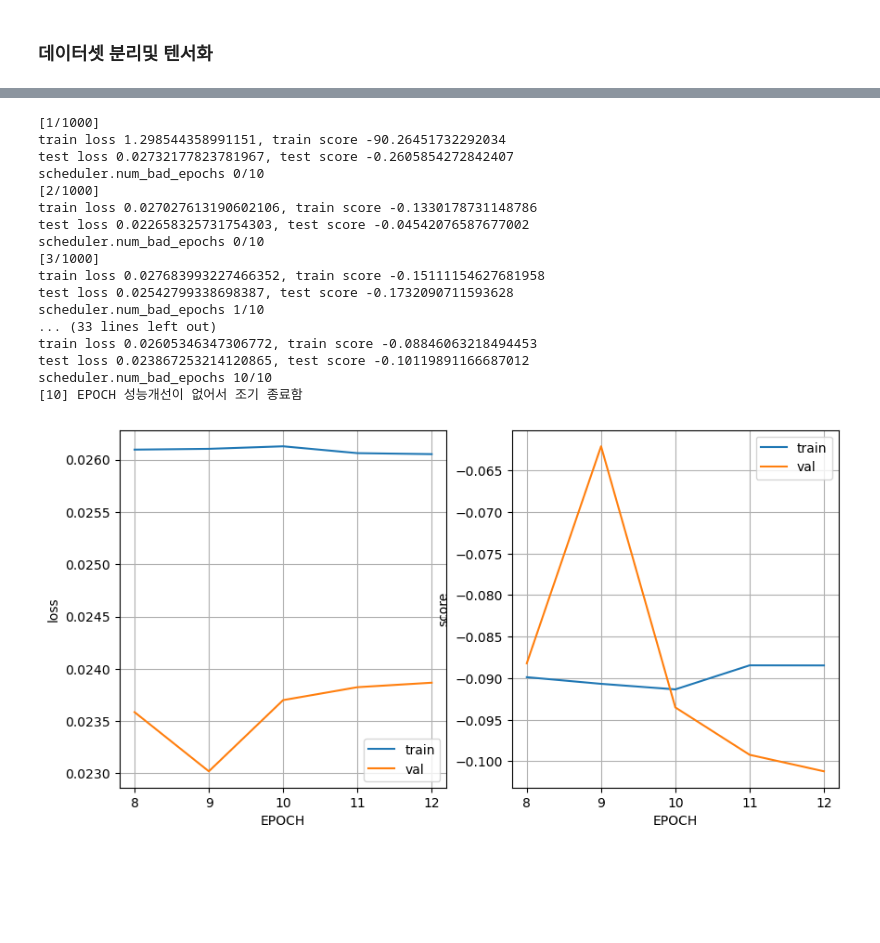
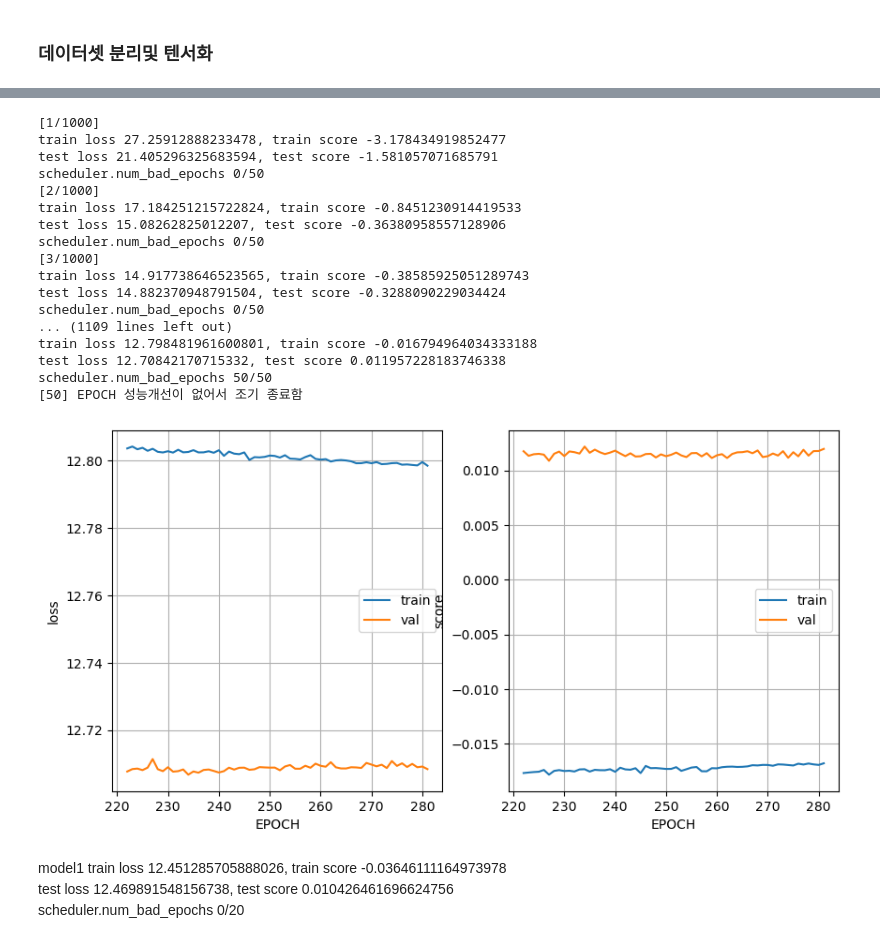
Before and after one commit to angelless00/KDT, a Jupyter notebook: 프로젝트/1024 배달현황/delivery copy.ipynb, the cells around one changed output, grey strips where cells are left out. Drawn from its saved outputs; the diff is of its cells as text; code cells hidden in the pictures; blank space fills up the shorter version.

```diff
--- a/프로젝트/1024 배달현황/delivery copy.ipynb
+++ b/프로젝트/1024 배달현황/delivery copy.ipynb
@@ -105,7 +137,7 @@ deliDF
 # %%
-deliDF['한식']=deliDF['한식']/deliDF['총배달건수']
-deliDF['글로벌']=deliDF['글로벌']/deliDF['총배달건수']
-deliDF['패스트푸드']=deliDF['패스트푸드']/deliDF['총배달건수']
+deliDF['한식']=deliDF['한식']/deliDF['총배달건수']*100
+deliDF['글로벌']=deliDF['글로벌']/deliDF['총배달건수']*100
+deliDF['패스트푸드']=deliDF['패스트푸드']/deliDF['총배달건수']*100
 # %%
 deliDF
 # %% [output]
@@ -146,7 +183,7 @@ testDS=utils.MyDataSet(X_test,y_test)
 # %%
 from torch.utils.data import DataLoader
 
-trainDL=DataLoader(trainDS,batch_size=16)
-testDL=DataLoader(testDS,batch_size=16)
+trainDL=DataLoader(trainDS,batch_size=32)
+testDL=DataLoader(testDS,batch_size=len(testDS))
 # %%
 import torch.optim as optim
@@ -154,36 +191,42 @@ from torchmetrics.regression import R2Score, MeanSquaredError
 import torch.optim.lr_scheduler as lr_scheduler
 # %%
+#model=utils.SentenceClassifier(100,2,1,dropout=0,model_type='rnn')
+model=utils.DynamicsModel(4,1,[4])
+optimizer=optim.Adam(model.parameters(),lr=0.0005)
 
-model=utils.DynamicsModel(4,1,[100,200,100])
-optimizer=optim.Adam(model.parameters(),lr=0.01)
-
-regLoss=MeanSquaredError()
+import torch.nn as nn
+regLoss=nn.L1Loss()
 r2score=R2Score()
-scheduler=lr_scheduler.ReduceLROnPlateau(optimizer,patience=10,factor=0.7,mode='min')
+scheduler=lr_scheduler.ReduceLROnPlateau(optimizer,patience=50,factor=0.8,mode='min')
 # %%
 EPOCH=1000
 TV=utils.Train_val(trainDL,testDL,model,optimizer,regLoss,r2score)
-his=TV.train(EPOCH,scheduler,1)
+his=TV.train(EPOCH,scheduler,2)
 # %% [output]
 [1/1000]
-train loss 1.298544358991151, train score -90.26451732292034
-test loss 0.02732177823781967, test score -0.2605854272842407
-scheduler.num_bad_epochs 0/10
+train loss 27.25912888233478, train score -3.178434919852477
+test loss 21.405296325683594, test score -1.581057071685791
+scheduler.num_bad_epochs 0/50
 [2/1000]
-train loss 0.027027613190602106, train score -0.1330178731148786
-test loss 0.022658325731754303, test score -0.04542076587677002
-scheduler.num_bad_epochs 0/10
+train loss 17.184251215722824, train score -0.8451230914419533
+test loss 15.08262825012207, test score -0.36380958557128906
+scheduler.num_bad_epochs 0/50
 [3/1000]
-train loss 0.027683993227466352, train score -0.15111154627681958
-test loss 0.02542799338698387, test score -0.1732090711593628
-scheduler.num_bad_epochs 1/10
-... (33 lines left out)
-train loss 0.02605346347306772, train score -0.08846063218494453
-test loss 0.023867253214120865, test score -0.10119891166687012
-scheduler.num_bad_epochs 10/10
-[10] EPOCH 성능개선이 없어서 조기 종료함
+train loss 14.917738646523565, train score -0.38585925051289743
+test loss 14.882370948791504, test score -0.3288090229034424
+scheduler.num_bad_epochs 0/50
+... (1109 lines left out)
+train loss 12.798481961600801, train score -0.016794964034333188
+test loss 12.70842170715332, test score 0.011957228183746338
+scheduler.num_bad_epochs 50/50
+[50] EPOCH 성능개선이 없어서 조기 종료함
 # %%
 PH=utils.Plot_History(his)
-PH.draw(5)
+PH.draw(60)
 # %% [output]
-[figure, old version]
+[figure, new version]
+# %% [markdown]
+model1
+train loss 12.451285705888026, train score -0.03646111164973978
+test loss 12.469891548156738, test score 0.010426461696624756
+scheduler.num_bad_epochs 0/20
```
Also changed, not shown: parts of 17 cells of this notebook, 22 other files.
